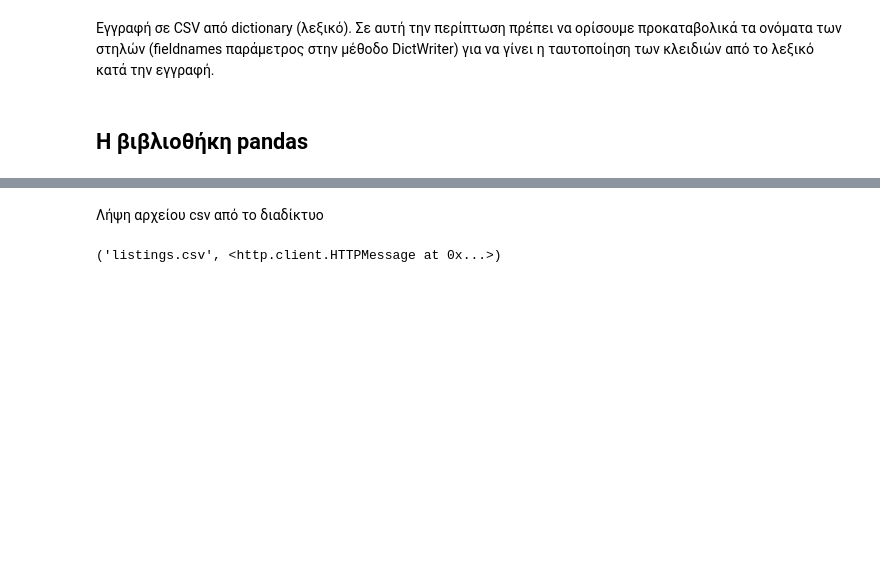
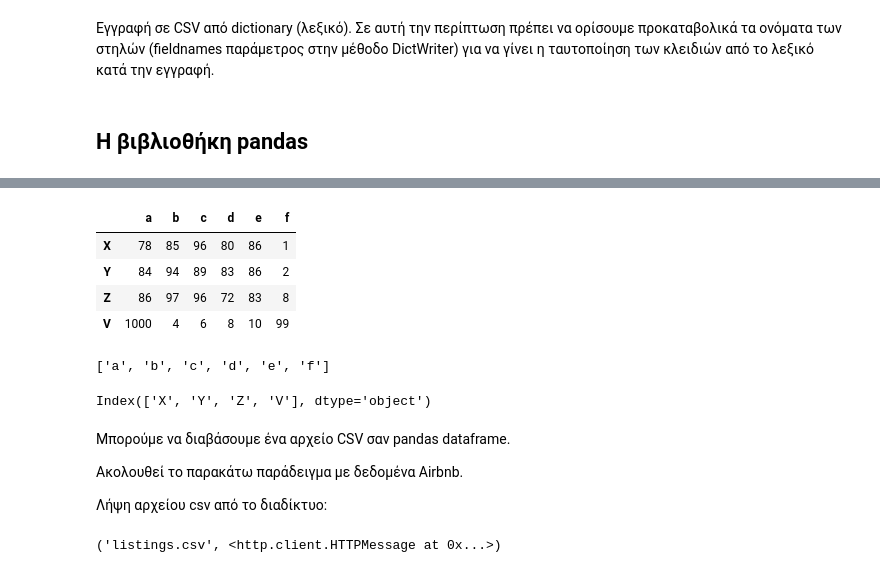
Before and after one commit to kokkytos/programming, a Jupyter notebook: _build/jupyter_execute/notebooks/Lesson_8.ipynb, the cells around one changed output, grey strips where cells are left out. Drawn from its saved outputs; the diff is of its cells as text; code cells hidden in the pictures; blank space fills up the shorter version.

```diff
--- a/_build/jupyter_execute/notebooks/Lesson_8.ipynb
+++ b/_build/jupyter_execute/notebooks/Lesson_8.ipynb
@@ -186,5 +298,26 @@ with open('employee_file2.csv', mode='w') as csv_file:
+# %%
+df2 = df1.T # transpose
+df2
+# %% [output]
+|  | a | b | c | d | e | f |
+| X | 78 | 85 | 96 | 80 | 86 | 1 |
+| Y | 84 | 94 | 89 | 83 | 86 | 2 |
+| Z | 86 | 97 | 96 | 72 | 83 | 8 |
+| V | 1000 | 4 | 6 | 8 | 10 | 99 |
+# %%
+list(df2.columns)
+# %% [output]
+['a', 'b', 'c', 'd', 'e', 'f']
+# %%
+df2.index
+# %% [output]
+Index(['X', 'Y', 'Z', 'V'], dtype='object')
 # %% [markdown]
-Λήψη αρχείου csv από το διαδίκτυο
+Μπορούμε να διαβάσουμε ένα αρχείο CSV σαν pandas dataframe.
+
+Ακολουθεί το παρακάτω παράδειγμα με δεδομένα Airbnb.
+
+Λήψη αρχείου csv από το διαδίκτυο:
 # %%
 remote_url = 'http://data.insideairbnb.com/greece/attica/athens/2021-12-23/visualisations/listings.csv'
 # Define the local filename to save data
```
Also changed, not shown: parts of 23 cells of this notebook, 25 other files.
